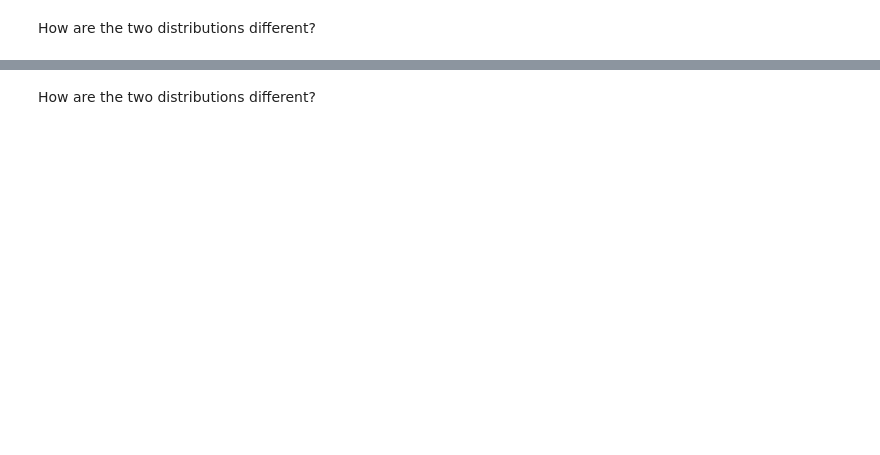
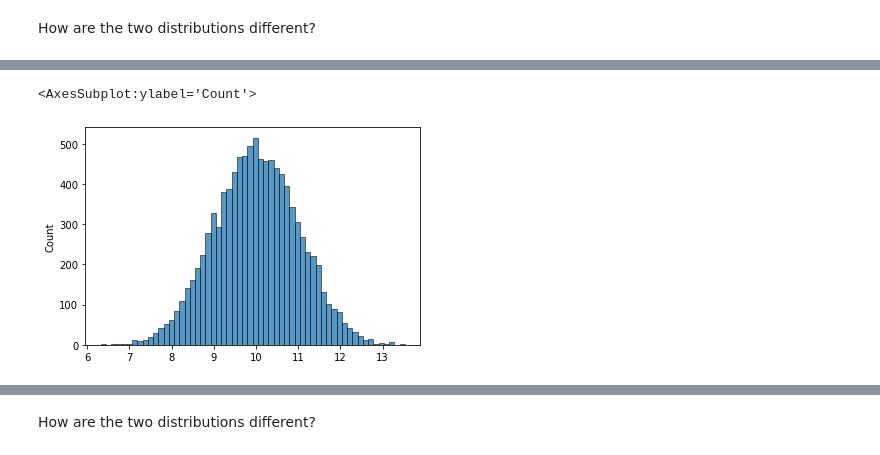
Before and after one commit to Ironhack-Data-Madrid-Marzo-2021/lab-continuous-probability-distribution, a Jupyter notebook: your-code/main.ipynb, the cells around one changed output, grey strips where cells are left out. Cells and saved outputs as stored; diff of their text form; code cells hidden in the pictures; blank space fills up the shorter version.

```diff
--- a/your-code/main.ipynb
+++ b/your-code/main.ipynb
@@ -66,0 +87,10 @@ Expected output:
+# %%
+sample_mean = 10
+sample_std = 1
+total = 10000
+distribution = np.random.normal(sample_mean, sample_std,total)
+# %%
+sns.histplot(x = distribution)
+# %% [output]
+<AxesSubplot:ylabel='Count'>
+[figure, added]
```
Also changed, not shown: parts of 33 cells of this notebook.
